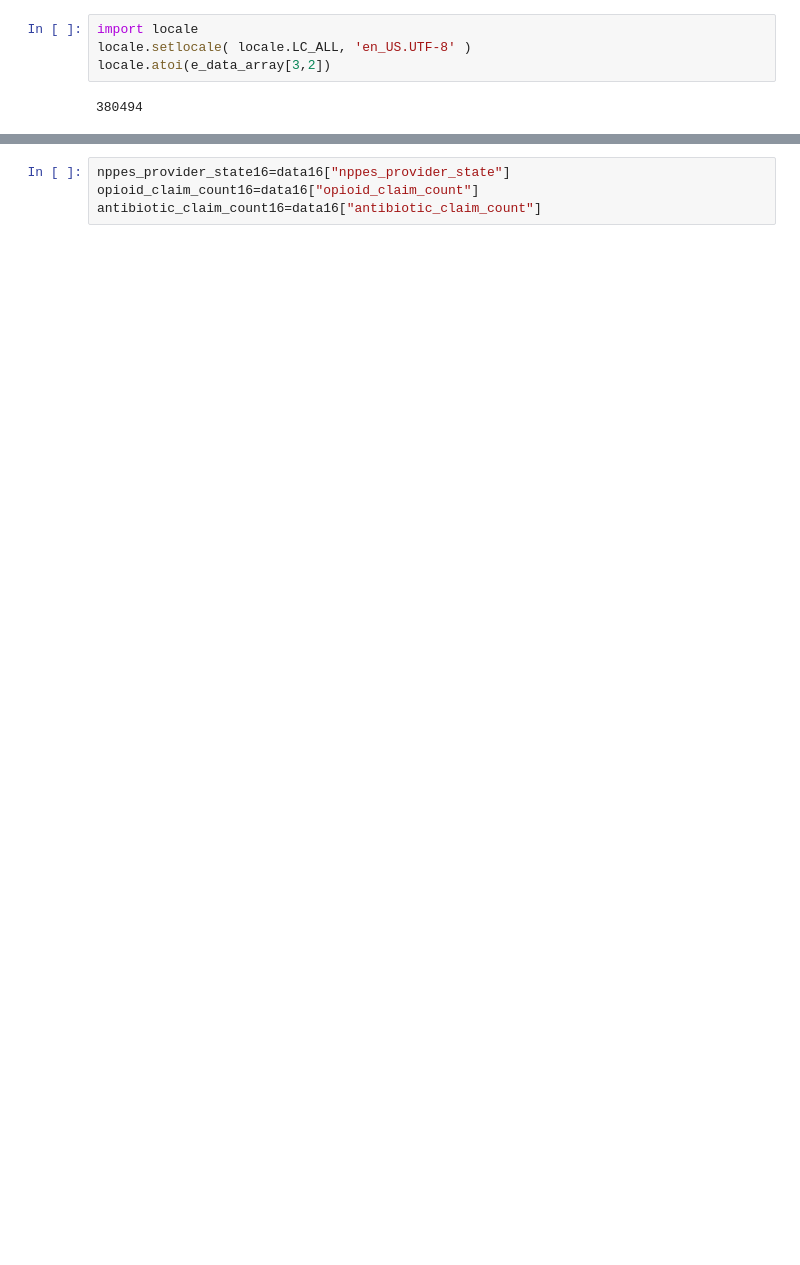
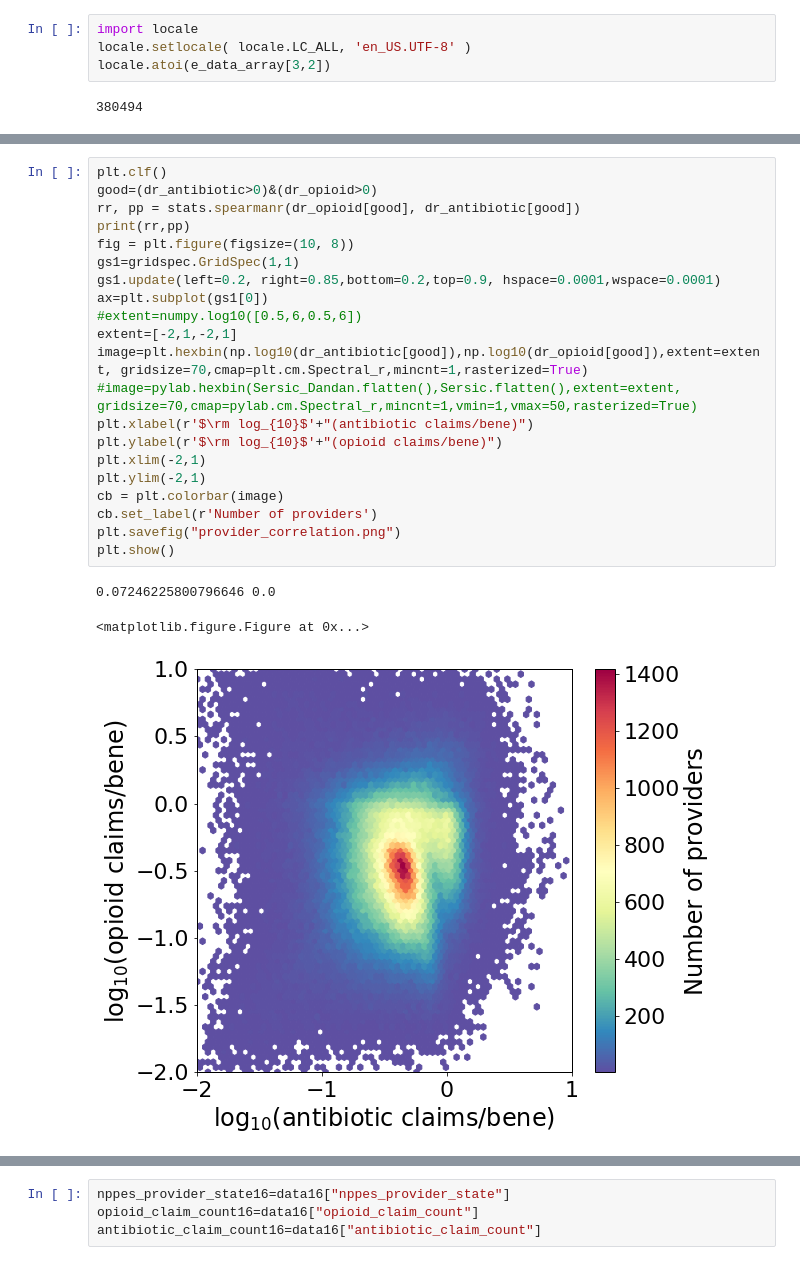
Before and after one commit to yl2501/DS, a Jupyter notebook: Section1.ipynb, the cells around one changed output, grey strips where cells are left out. Saved outputs shown, nothing was run; the diff lists cells and outputs as text; blank space fills up the shorter version.

```diff
--- a/Section1.ipynb
+++ b/Section1.ipynb
@@ -227,0 +278,25 @@ opioid_bene_count=data["opioid_bene_count"]
+# %%
+plt.clf()
+good=(dr_antibiotic>0)&(dr_opioid>0)
+rr, pp = stats.spearmanr(dr_opioid[good], dr_antibiotic[good])
+print(rr,pp)
+fig = plt.figure(figsize=(10, 8))
+gs1=gridspec.GridSpec(1,1)
+gs1.update(left=0.2, right=0.85,bottom=0.2,top=0.9, hspace=0.0001,wspace=0.0001)
+ax=plt.subplot(gs1[0])
+#extent=numpy.log10([0.5,6,0.5,6])
+extent=[-2,1,-2,1]
+image=plt.hexbin(np.log10(dr_antibiotic[good]),np.log10(dr_opioid[good]),extent=extent, gridsize=70,cmap=plt.cm.Spectral_r,mincnt=1,rasterized=True)
+#image=pylab.hexbin(Sersic_Dandan.flatten(),Sersic.flatten(),extent=extent, gridsize=70,cmap=pylab.cm.Spectral_r,mincnt=1,vmin=1,vmax=50,rasterized=True)
+plt.xlabel(r'$\rm log_{10}$'+"(antibiotic claims/bene)")
+plt.ylabel(r'$\rm log_{10}$'+"(opioid claims/bene)")
+plt.xlim(-2,1)
+plt.ylim(-2,1)
+cb = plt.colorbar(image)
+cb.set_label(r'Number of providers')
+plt.savefig("provider_correlation.png")
+plt.show()
+# %% [output]
+0.07246225800796646 0.0
+<matplotlib.figure.Figure at 0x...>
+[figure, added]
```
Also changed, not shown: parts of 65 cells of this notebook.
